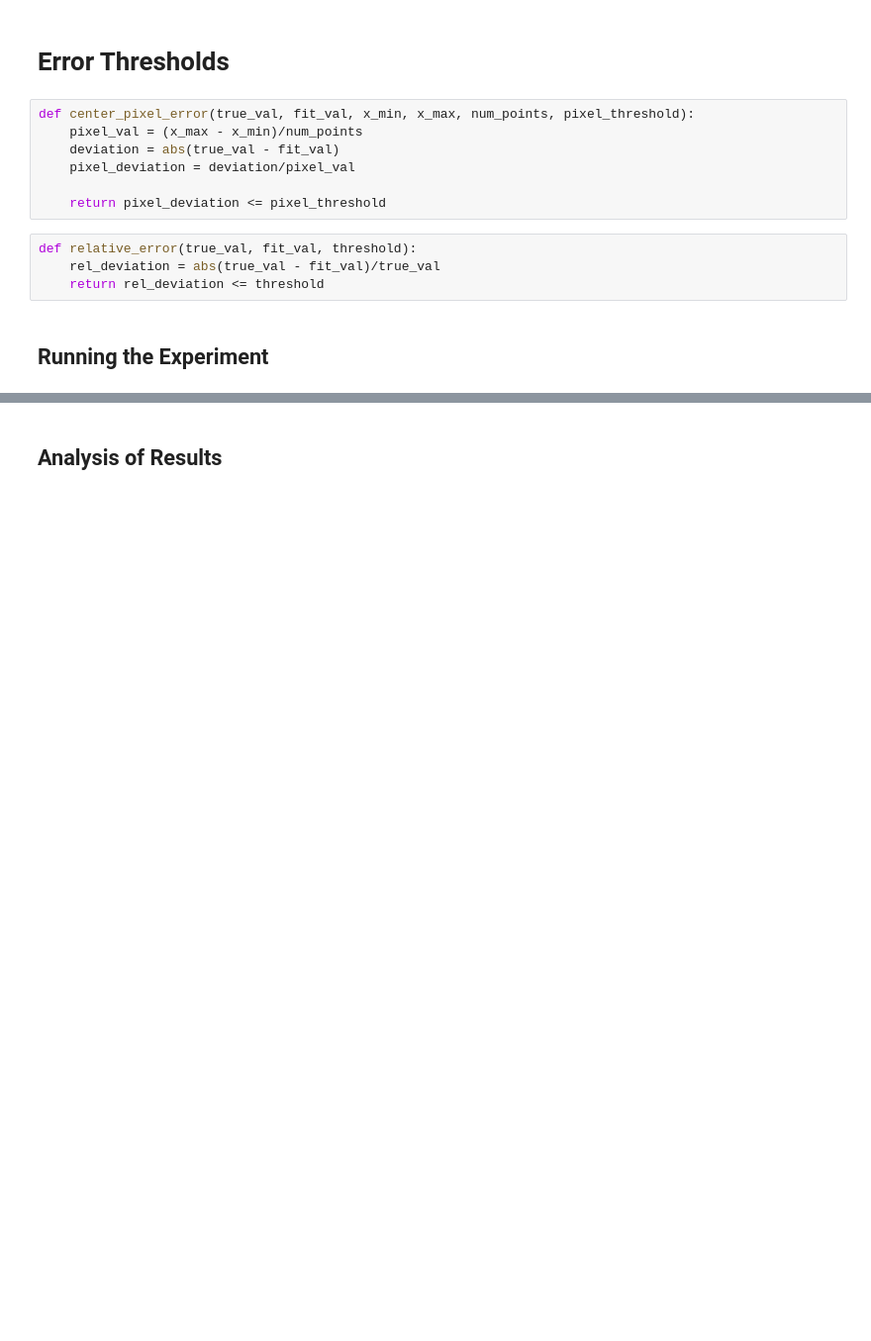
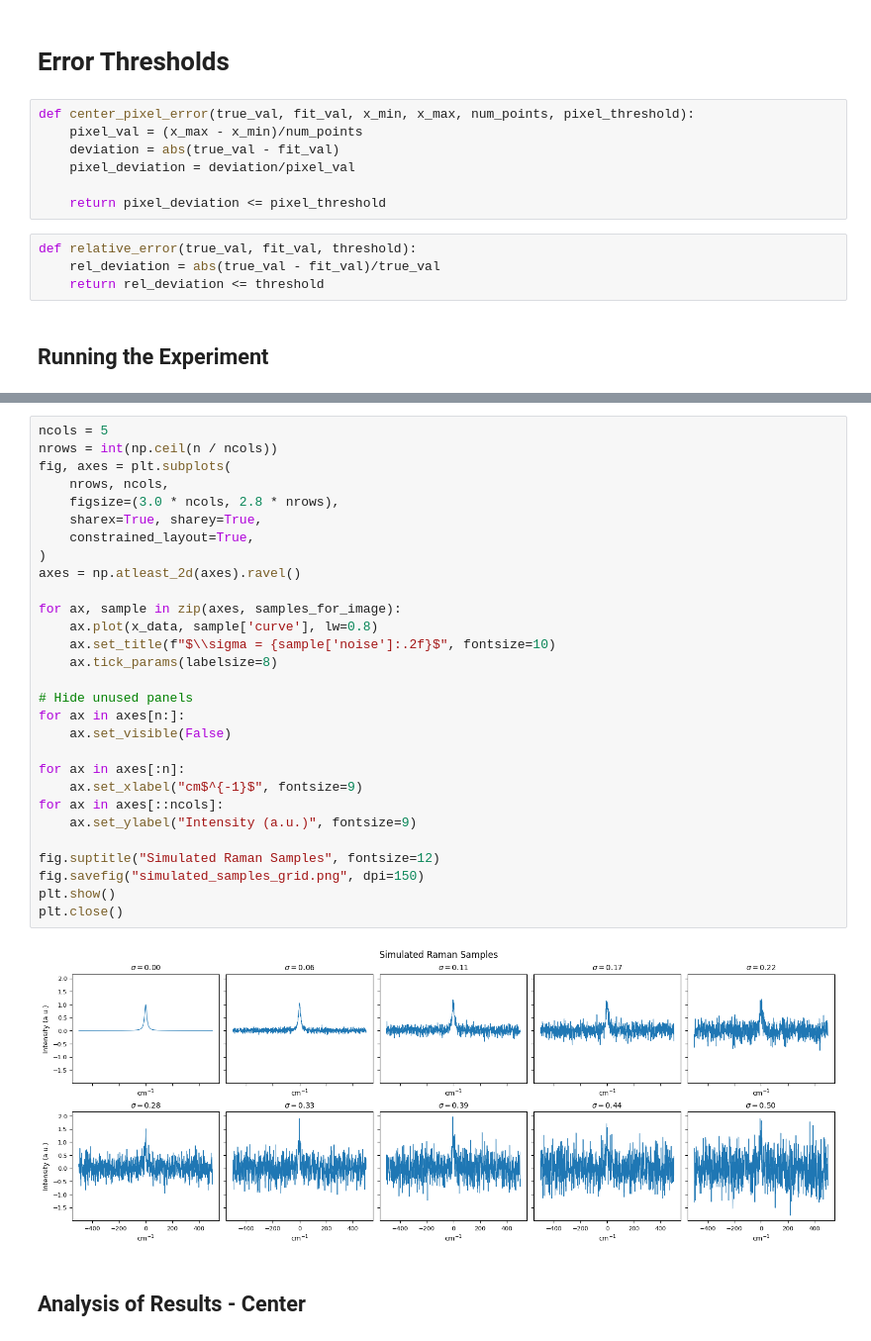
Before and after one commit to SauloSamps/Raman-Fitting-Pipeline, a Jupyter notebook: code/labs/Experiments_Fitting_Tolerances.ipynb, the cells around one changed output, grey strips where cells are left out. Shown at 99% size. Drawn from its saved outputs; the diff is of its cells as text; blank space fills up the shorter version.

```diff
--- a/code/labs/Experiments_Fitting_Tolerances.ipynb
+++ b/code/labs/Experiments_Fitting_Tolerances.ipynb
@@ -117,2 +188,33 @@ with open('Experiment_I_Results.csv', 'w', newline='') as savefile:
+# %%
+ncols = 5
+nrows = int(np.ceil(n / ncols))
+fig, axes = plt.subplots(
+    nrows, ncols,
+    figsize=(3.0 * ncols, 2.8 * nrows),
+    sharex=True, sharey=True,
+    constrained_layout=True,
+)
+axes = np.atleast_2d(axes).ravel()
+
+for ax, sample in zip(axes, samples_for_image):
+    ax.plot(x_data, sample['curve'], lw=0.8)
+    ax.set_title(f"$\\sigma = {sample['noise']:.2f}$", fontsize=10)
+    ax.tick_params(labelsize=8)
+
+# Hide unused panels
+for ax in axes[n:]:
+    ax.set_visible(False)
+
+for ax in axes[:n]:
+    ax.set_xlabel("cm$^{-1}$", fontsize=9)
+for ax in axes[::ncols]:
+    ax.set_ylabel("Intensity (a.u.)", fontsize=9)
+
+fig.suptitle("Simulated Raman Samples", fontsize=12)
+fig.savefig("simulated_samples_grid.png", dpi=150)
+plt.show()
+plt.close()
+# %% [output]
+[figure, added]
 # %% [markdown]
-## Analysis of Results
+## Analysis of Results - Center
```
Also changed, not shown: parts of 5 cells of this notebook, 1 other file.
